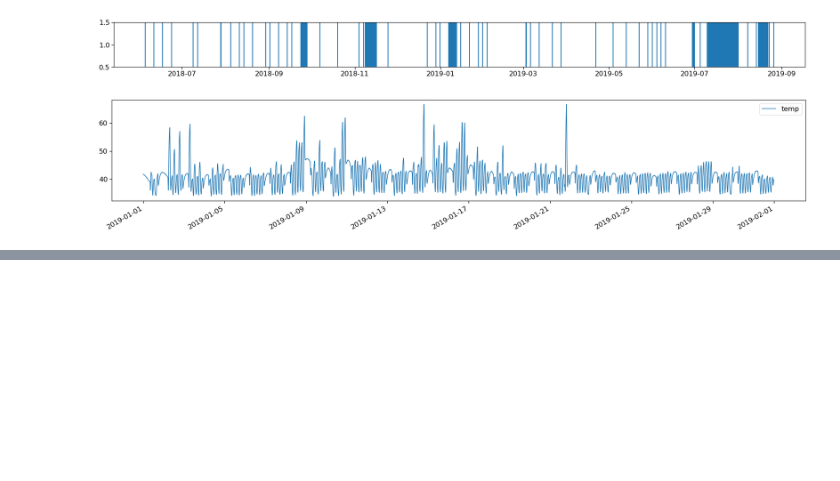
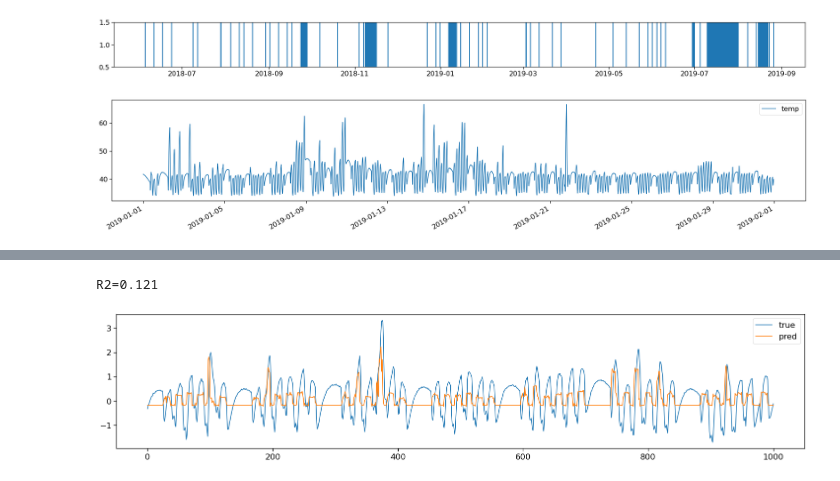
Before and after one commit to fonstelien/FYS-STK4155, a Jupyter notebook: project3/source/project3.ipynb, the cells around one changed output, grey strips where cells are left out. Cells and saved outputs as stored; diff of their text form; code cells hidden in the pictures; blank space fills up the shorter version.

```diff
--- a/project3/source/project3.ipynb
+++ b/project3/source/project3.ipynb
@@ -82,0 +108,8 @@ R2=0.850
+# %%
+model = Sequential([
+    GRU(10, return_sequences=True, input_shape=(1, p)),
+    GRU(5, activation='tanh'),
+    Dense(1, activation='linear')
+])
+model.compile(optimizer='RMSprop', loss='mse')
+model.summary()
@@ -82,0 +131,4 @@ R2=0.850
+# %%
+epochs = 100
+batch_size = 30
+model.fit(X_train_scaled.reshape(-1, 1, p), y_train_scaled.reshape(-1, 1, 1), epochs=epochs, batch_size=batch_size, shuffle=False, verbose=True)
@@ -82,0 +153,15 @@ R2=0.850
+# %%
+y_pred = model.predict(X_test_scaled.reshape(-1, 1, p))
+r2 = skl.metrics.r2_score(y_test_scaled, y_pred)
+print(f'R2={r2:.3f}')
+
+fig, axes = plt.subplots(nrows=1, ncols=1, figsize=(25,5))
+ax = axes
+ax.plot(y_test_scaled)
+ax.plot(y_pred)
+
+ax.legend(['true', 'pred'])
+plt.show()
+# %% [output]
+R2=0.121
+[figure, added]
```
Also changed, not shown: parts of 18 cells of this notebook, 1 other file.
